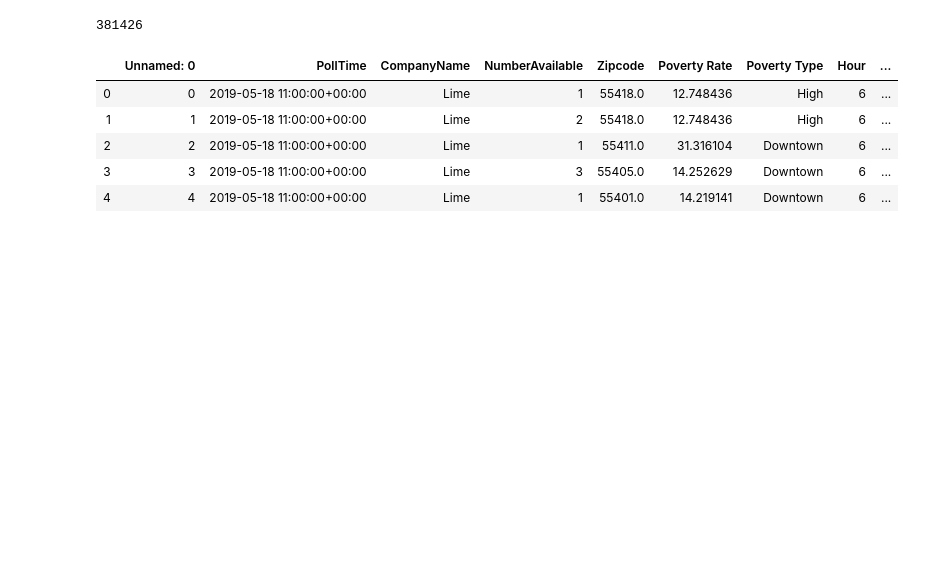
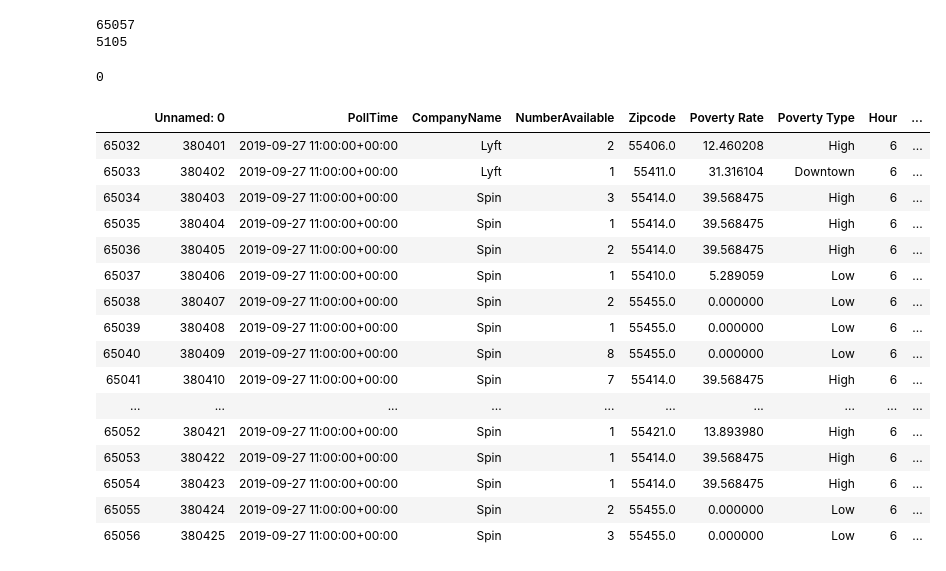
Before and after one commit to mlaska/Project1, a Jupyter notebook: Plots.ipynb, the cells around one changed output. Saved outputs shown, nothing was run; the diff lists cells and outputs as text; code cells hidden in the pictures; blank space fills up the shorter version.

```diff
--- a/Plots.ipynb
+++ b/Plots.ipynb
@@ -4,17 +4,11 @@ import pandas as pd
 import numpy as np
 # %%
 data_complete = pd.read_csv("Scooter_df_HrsAndDays.csv")
-# %%
-print(len(data_complete))
-data_complete.head()
-# %% [output]
-381426
-|  | Unnamed: 0 | PollTime | CompanyName | NumberAvailable | Zipcode | Poverty Rate | Poverty Type | Hour | ... |
-| 0 | 0 | 2019-05-18 11:00:00+00:00 | Lime | 1 | 55418.0 | 12.748436 | High | 6 | ... |
-| 1 | 1 | 2019-05-18 11:00:00+00:00 | Lime | 2 | 55418.0 | 12.748436 | High | 6 | ... |
-| 2 | 2 | 2019-05-18 11:00:00+00:00 | Lime | 1 | 55411.0 | 31.316104 | Downtown | 6 | ... |
-| 3 | 3 | 2019-05-18 11:00:00+00:00 | Lime | 3 | 55405.0 | 14.252629 | Downtown | 6 | ... |
-| 4 | 4 | 2019-05-18 11:00:00+00:00 | Lime | 1 | 55401.0 | 14.219141 | Downtown | 6 | ... |
+# %%
+data_complete = data_complete.dropna()
+data_complete['Zipcode'] = data_complete['Zipcode'].astype(str)
+data_complete = data_complete.sort_values(by=['Month', 'Day'])
+data_complete.reset_index(inplace = True, drop = True)
 # %%
 what_time = data_complete['Hour'] == 6
 
@@ -25,6 +19,11 @@ p_type =  data_complete['Poverty Type'] == 'Low'
 data_sub = data_morning[p_type]
 
 
+print(len(data_morning))
 print(len(data_sub))
-
-data_sub.head()
+data_morning = data_morning.dropna()
+data_morning = data_morning.sort_values(by=['Month', 'Day'])
+data_morning.reset_index(inplace = True, drop = True)
+# %% [output]
+65057
+5105
@@ -32,0 +30,46 @@ data_sub.head()
+# %%
+data_morning['Month'] = data_morning['Month'].astype(str)
+data_morning['Day'] = data_morning['Day'].astype(str)
+date_slash = []
+integers = ['1','2','3','4','5','6','7','8','9']
+error_count = 0
+for i in range(len(data_morning)):
+
+    try:
+        if data_morning.loc[i,'Day'] in integers:
+
+            date_slash.append('/0')
+
+        else:
+            date_slash.append('/')
+    except (KeyError):
+        print(f"KeyError on index {i}")
+        error_count += 1
+        date_slash.append('?')
+
+
+print(error_count)
+# %% [output]
+0
+# %%
+data_morning['Date'] = data_morning['Month'].str.cat(date_slash)
+data_morning['Date'] = data_morning['Date'].str.cat(data_morning['Day'])
+data_morning.tail(25)
+# %% [output]
+|  | Unnamed: 0 | PollTime | CompanyName | NumberAvailable | Zipcode | Poverty Rate | Poverty Type | Hour | ... |
+| 65032 | 380401 | 2019-09-27 11:00:00+00:00 | Lyft | 2 | 55406.0 | 12.460208 | High | 6 | ... |
+| 65033 | 380402 | 2019-09-27 11:00:00+00:00 | Lyft | 1 | 55411.0 | 31.316104 | Downtown | 6 | ... |
+| 65034 | 380403 | 2019-09-27 11:00:00+00:00 | Spin | 3 | 55414.0 | 39.568475 | High | 6 | ... |
+| 65035 | 380404 | 2019-09-27 11:00:00+00:00 | Spin | 1 | 55414.0 | 39.568475 | High | 6 | ... |
+| 65036 | 380405 | 2019-09-27 11:00:00+00:00 | Spin | 2 | 55414.0 | 39.568475 | High | 6 | ... |
+| 65037 | 380406 | 2019-09-27 11:00:00+00:00 | Spin | 1 | 55410.0 | 5.289059 | Low | 6 | ... |
+| 65038 | 380407 | 2019-09-27 11:00:00+00:00 | Spin | 2 | 55455.0 | 0.000000 | Low | 6 | ... |
+| 65039 | 380408 | 2019-09-27 11:00:00+00:00 | Spin | 1 | 55455.0 | 0.000000 | Low | 6 | ... |
+| 65040 | 380409 | 2019-09-27 11:00:00+00:00 | Spin | 8 | 55455.0 | 0.000000 | Low | 6 | ... |
+| 65041 | 380410 | 2019-09-27 11:00:00+00:00 | Spin | 7 | 55414.0 | 39.568475 | High | 6 | ... |
+| ... | ... | ... | ... | ... | ... | ... | ... | ... | ... |
+| 65052 | 380421 | 2019-09-27 11:00:00+00:00 | Spin | 1 | 55421.0 | 13.893980 | High | 6 | ... |
+| 65053 | 380422 | 2019-09-27 11:00:00+00:00 | Spin | 1 | 55414.0 | 39.568475 | High | 6 | ... |
+| 65054 | 380423 | 2019-09-27 11:00:00+00:00 | Spin | 1 | 55414.0 | 39.568475 | High | 6 | ... |
+| 65055 | 380424 | 2019-09-27 11:00:00+00:00 | Spin | 2 | 55455.0 | 0.000000 | Low | 6 | ... |
+| 65056 | 380425 | 2019-09-27 11:00:00+00:00 | Spin | 3 | 55455.0 | 0.000000 | Low | 6 | ... |
```
Also changed, not shown: parts of 6 cells of this notebook, 2 other files.
